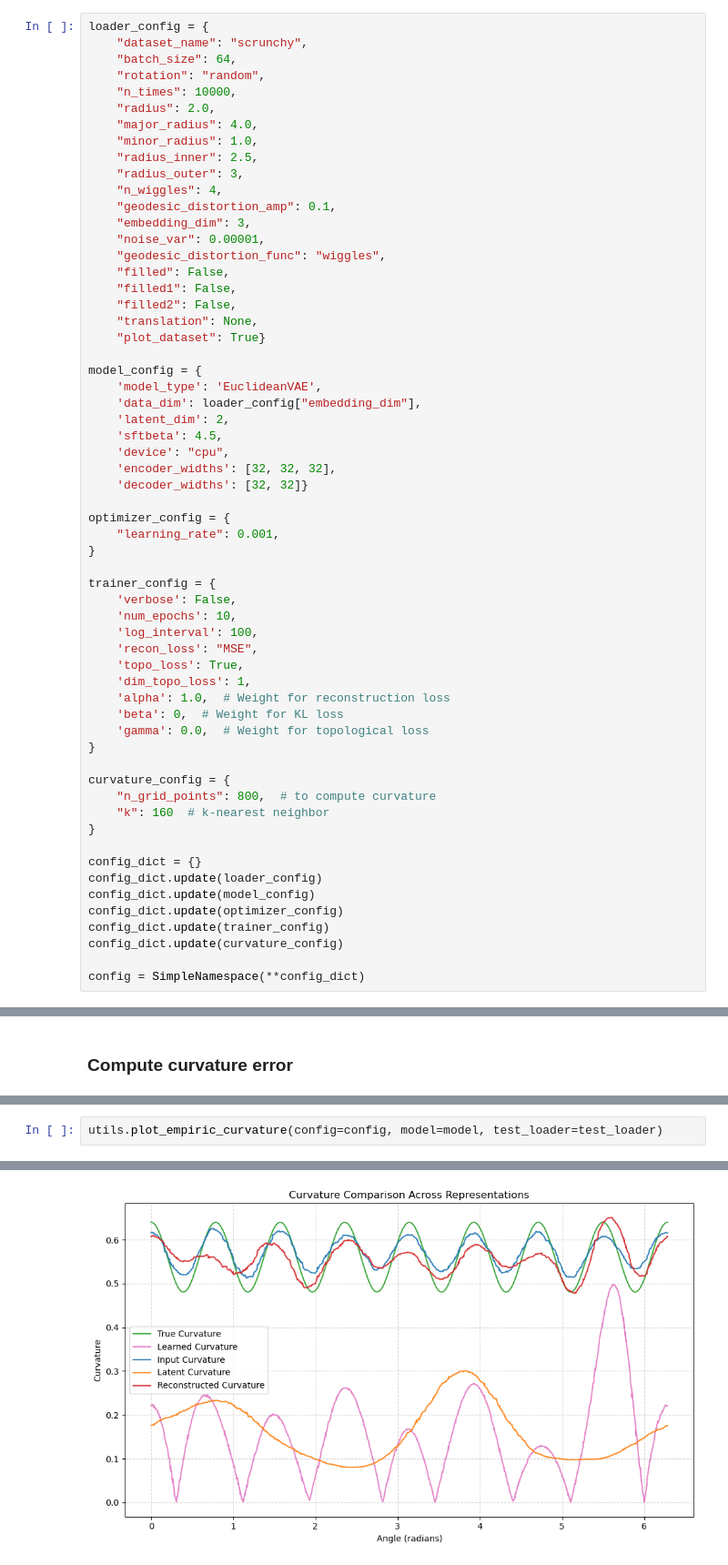
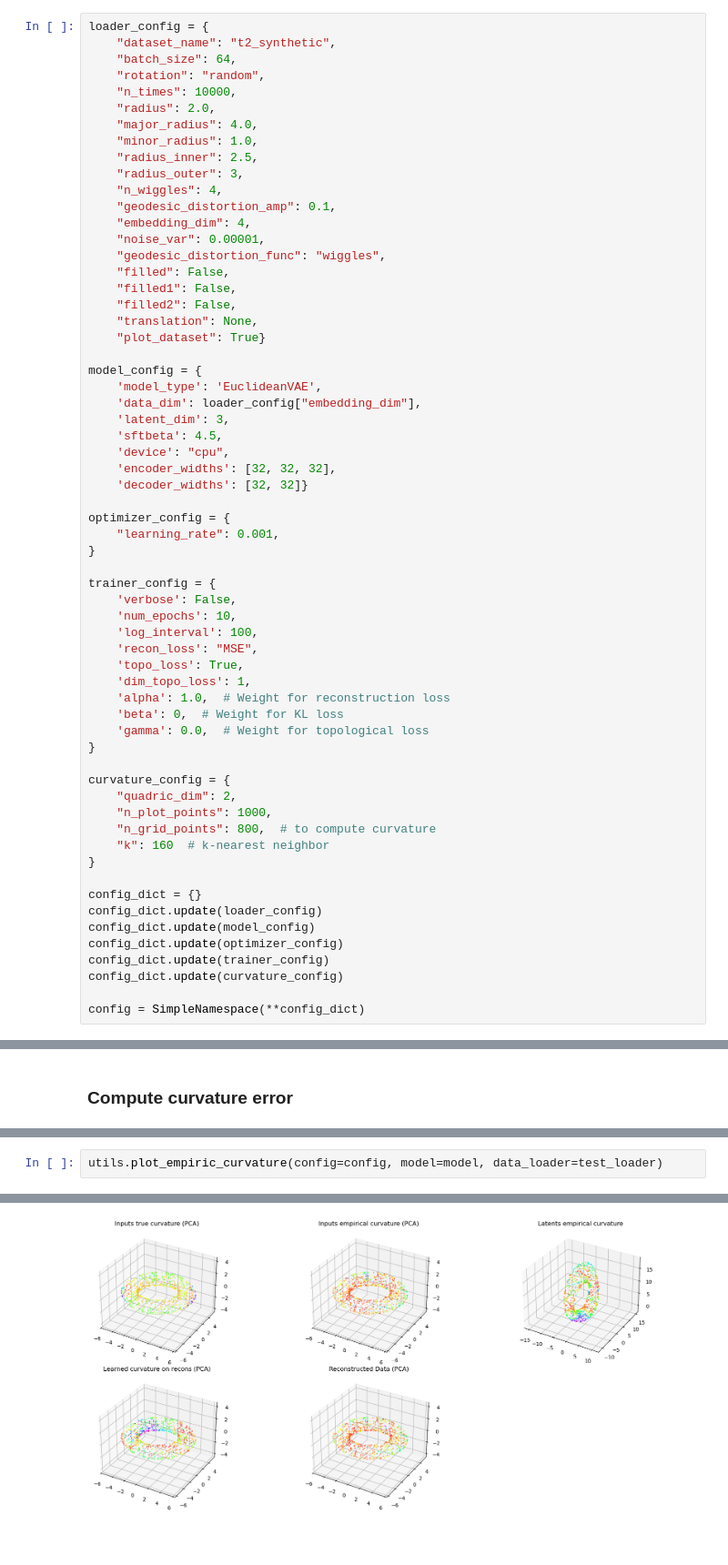
Before and after one commit to graeps/TopoGeoAEs, a Jupyter notebook: notebooks/euclidean_vae.ipynb, the cells around one changed output, grey strips where cells are left out. Shown at 91% size. Drawn from its saved outputs; the diff is of its cells as text; blank space fills up the shorter version.

Commit message:
add 2dim quadric plotting

```diff
--- a/notebooks/euclidean_vae.ipynb
+++ b/notebooks/euclidean_vae.ipynb
@@ -35,7 +35,7 @@ np.random.seed(49)
 ### Dataloader
 # %%
 loader_config = {
-    "dataset_name": "scrunchy",
+    "dataset_name": "t2_synthetic",
     "batch_size": 64,
     "rotation": "random",
     "n_times": 10000,
@@ -46,7 +46,7 @@ loader_config = {
     "radius_outer": 3,
     "n_wiggles": 4,
     "geodesic_distortion_amp": 0.1,
-    "embedding_dim": 3,
+    "embedding_dim": 4,
     "noise_var": 0.00001,
     "geodesic_distortion_func": "wiggles",
     "filled": False,
@@ -58,7 +58,7 @@ loader_config = {
 model_config = {
     'model_type': 'EuclideanVAE',
     'data_dim': loader_config["embedding_dim"],
-    'latent_dim': 2,
+    'latent_dim': 3,
     'sftbeta': 4.5,
     'device': "cpu",
     'encoder_widths': [32, 32, 32],
@@ -81,6 +81,8 @@ trainer_config = {
 }
 
 curvature_config = {
+    "quadric_dim": 2,
+    "n_plot_points": 1000,
     "n_grid_points": 800,  # to compute curvature
     "k": 160  # k-nearest neighbor
 }
@@ -186,5 +187,5 @@ utils.plot_data_latents_recon(model, test_loader, "cpu", 6000)
 # %%
-utils.plot_empiric_curvature(config=config, model=model, test_loader=test_loader)
+utils.plot_empiric_curvature(config=config, model=model, data_loader=test_loader)
 # %% [output]
 Forwarding data through model...
 Computing learned curvature...
@@ -192,6 +192,6 @@ Forwarding data through model...
 Starting actual computation...
 Curvature computation finished.
 Computing true curvature on latent vectors...
 Starting actual computation...
 Curvature computation finished.
-[figure, old version]
+[figure, new version]
```
Also changed, not shown: parts of 5 cells of this notebook, 5 other files.
